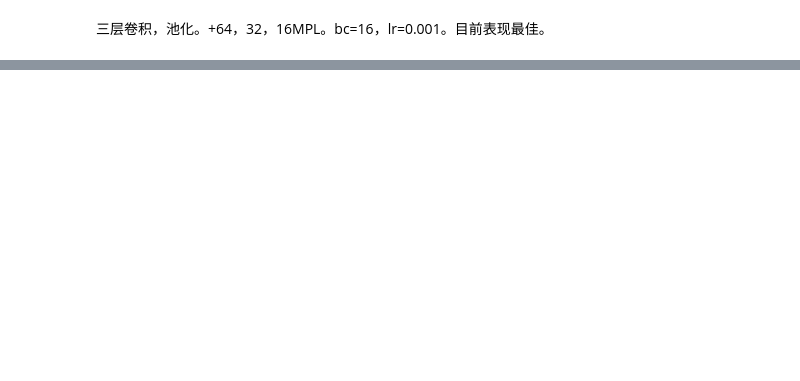
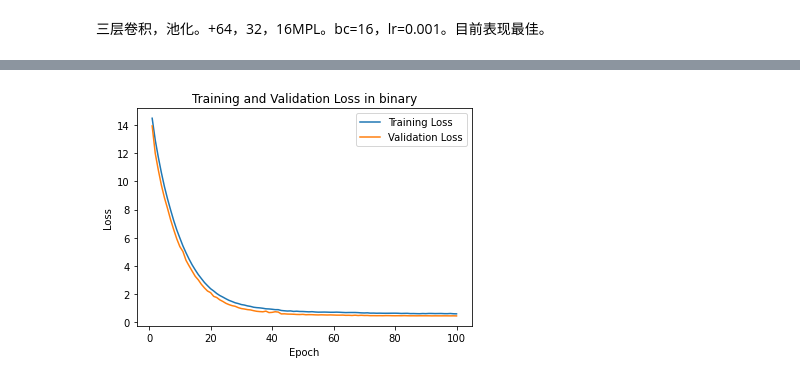
Before and after one commit to SHVleV9CYWkK/CRCHistoPhenotypes-Image-Classification, a Jupyter notebook: main.ipynb, the cells around one changed output, grey strips where cells are left out. Drawn from its saved outputs; the diff is of its cells as text; code cells hidden in the pictures; blank space fills up the shorter version.

```diff
--- a/main.ipynb
+++ b/main.ipynb
@@ -29,9 +32,13 @@ plt.xticks(rotation='vertical')
 # %%
-class_samples = train_data['isCancerous'].value_counts()
-total_samples = np.sum(class_samples)
-class_weights = total_samples / class_samples
+class_samples_isCancerous = train_data['isCancerous'].value_counts()
+total_samples = np.sum(class_samples_isCancerous)
+class_weights_isCancerous = total_samples / class_samples_isCancerous
+class_weight_dict_isCancerous = {int(k): v for k, v in class_weights_isCancerous.to_dict().items()}
 
-class_weight_dict = {int(k): v for k, v in class_weights.to_dict().items()}
+class_samples_cellType = train_data['cellType'].value_counts()
+total_samples = np.sum(class_samples_cellType)
+class_weights_cellType = total_samples / class_samples_cellType
+class_weight_dict_cellType = {int(k): v for k, v in class_weights_cellType.to_dict().items()}
 # %%
 batch_size = 32
 train_datagen = tf.keras.preprocessing.image.ImageDataGenerator(
@@ -50,7 +57,7 @@ test_datagen = tf.keras.preprocessing.image.ImageDataGenerator(
     rescale=1./255
 )
 
-train_generator = train_datagen.flow_from_dataframe(
+train_isCancerous_generator = train_datagen.flow_from_dataframe(
     train_data,
     directory='./Image_classification_data/patch_images',
     x_col='ImageName',
@@ -59,7 +66,7 @@ train_generator = train_datagen.flow_from_dataframe(
     batch_size=batch_size,
     class_mode='binary')
 
-validation_generator = test_datagen.flow_from_dataframe(
+validation_isCancerous_generator = test_datagen.flow_from_dataframe(
     test_data,
     directory='./Image_classification_data/patch_images',
     x_col='ImageName',
@@ -146,13 +194,13 @@ model_binary.compile(loss='binary_crossentropy',
 # %%
 epochs = 100
 lr_reducer = tf.keras.callbacks.ReduceLROnPlateau(monitor='val_loss', factor=np.sqrt(0.1), cooldown=0, patience=3, min_lr=0.5e-15)
-history = model_binary.fit(
-    train_generator,
+history_binary = model_binary.fit(
+    train_isCancerous_generator,
     steps_per_epoch=len(train_data) // batch_size,
     epochs=epochs,
-    validation_data=validation_generator,
+    validation_data=validation_isCancerous_generator,
     validation_steps=len(test_data) // batch_size,
-    class_weight=class_weight_dict
+    class_weight=class_weight_dict_isCancerous
     , callbacks=[lr_reducer]
 )
 # %% [output]
@@ -166,16 +226,18 @@ KeyboardInterrupt:
 # %%
-train_loss = history.history['loss']
-val_loss = history.history['val_loss']
+train_loss = history_binary.history['loss']
+val_loss = history_binary.history['val_loss']
 
 epochs_range = range(1, epochs + 1)
 
 plt.plot(epochs_range, train_loss, label='Training Loss')
 plt.plot(epochs_range, val_loss, label='Validation Loss')
 
 plt.legend()
-plt.title('Training and Validation Loss')
+plt.title('Training and Validation Loss in binary')
 plt.xlabel('Epoch')
 plt.ylabel('Loss')
 
 plt.show()
+# %% [output]
+[figure, added]
 # %%
```
Also changed, not shown: parts of 19 cells of this notebook, 6 other files.
